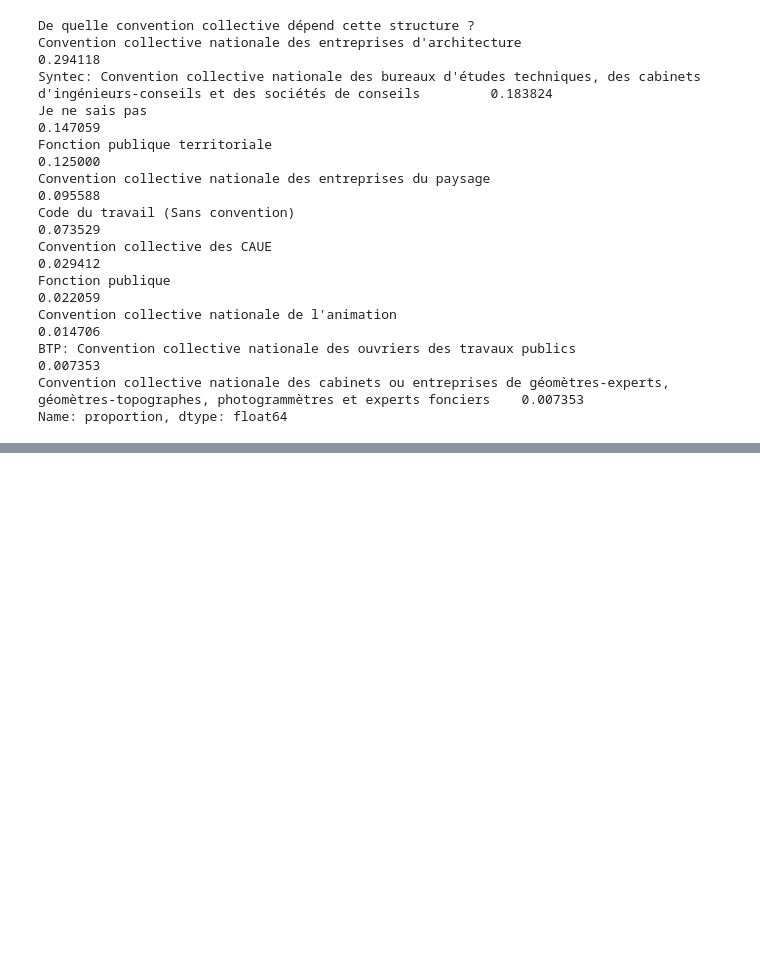
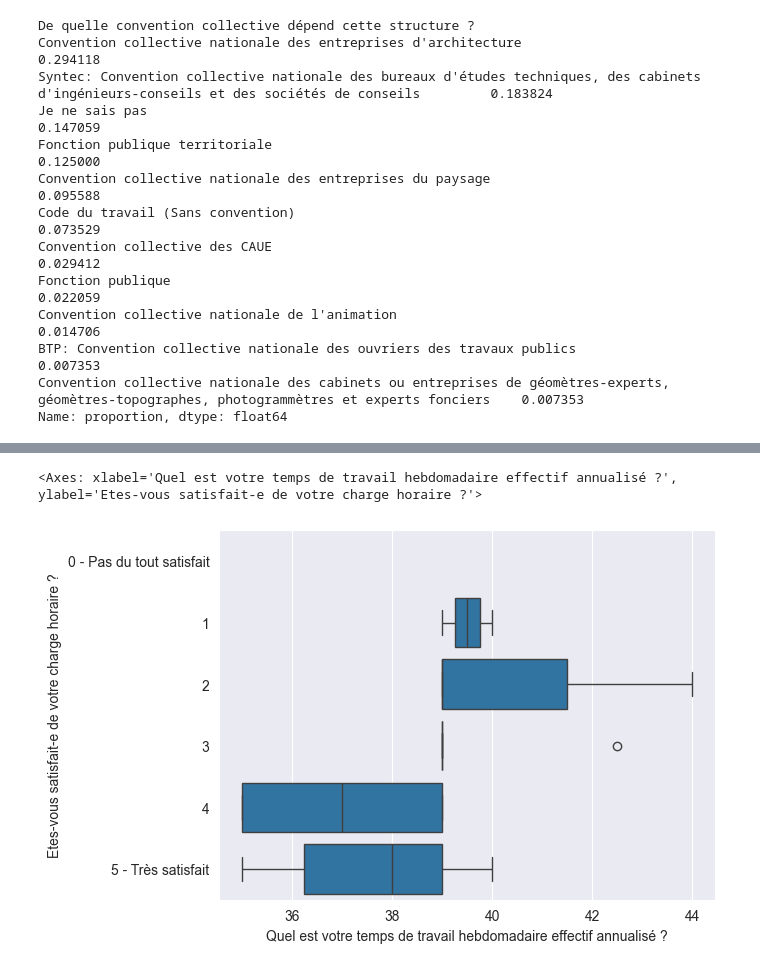
Before and after one commit to facettespaysages/etude-salariale, a Jupyter notebook: etude_remuneration_2022.ipynb, the cells around one changed output, grey strips where cells are left out. Cells and saved outputs as stored; diff of their text form; code cells hidden in the pictures; blank space fills up the shorter version.

```diff
--- a/etude_remuneration_2022.ipynb
+++ b/etude_remuneration_2022.ipynb
@@ -113,0 +147,7 @@ Name: proportion, dtype: float64
+# %%
+# sort by alphabetical order of 'Etes-vous satisfait-e de votre charge horaire ?'
+sns.boxplot(data=df_chef, x='Quel est votre temps de travail hebdomadaire effectif annualisé ?',
+            y='Etes-vous satisfait-e de votre charge horaire ?', order=['0 - Pas du tout satisfait', '1', '2', '3', '4', '5 - Très satisfait'])
+# %% [output]
+<Axes: xlabel='Quel est votre temps de travail hebdomadaire effectif annualisé ?', ylabel='Etes-vous satisfait-e de votre charge horaire ?'>
+[figure, added]
```
Also changed, not shown: parts of 4 cells of this notebook, 8 other files.
